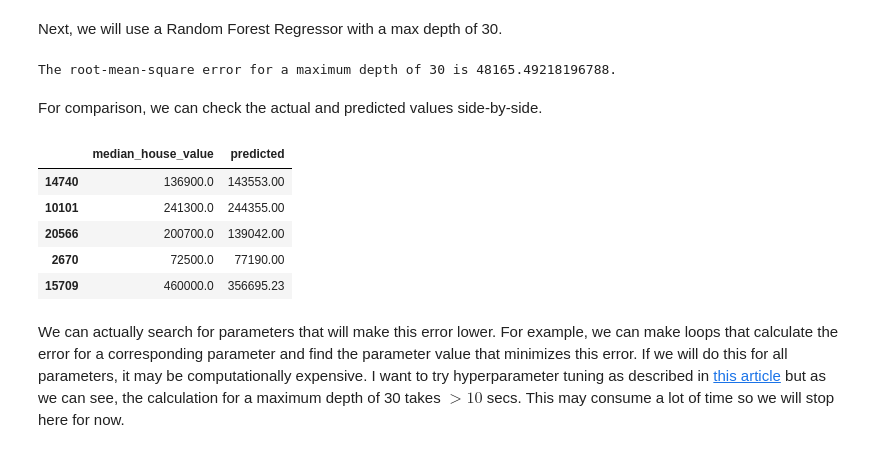
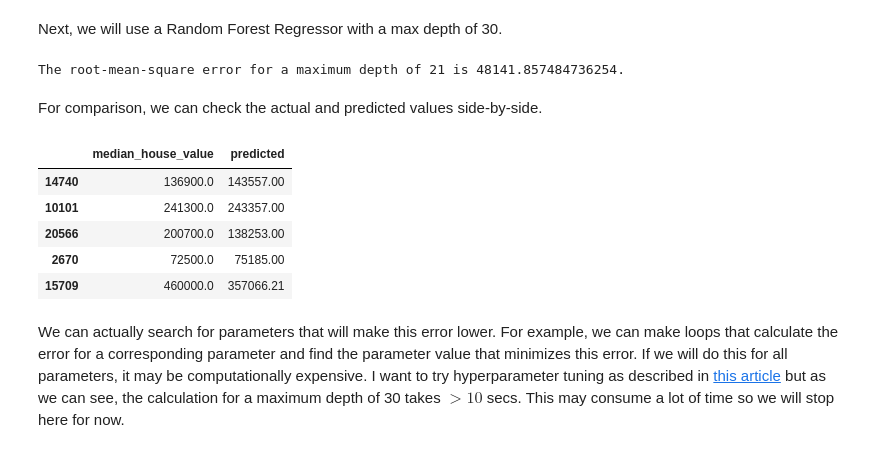
Before and after one commit to xxtofff/App_Physics_157, a Jupyter notebook: Lab Assignments/AP157_lab_assignment_A1.ipynb, the cells around one changed output. Saved outputs shown, nothing was run; the diff lists cells and outputs as text; code cells hidden in the pictures.

```diff
--- a/Lab Assignments/AP157_lab_assignment_A1.ipynb
+++ b/Lab Assignments/AP157_lab_assignment_A1.ipynb
@@ -219,7 +212,7 @@ from sklearn.impute import SimpleImputer
 from sklearn.preprocessing import OneHotEncoder
 from sklearn.compose import ColumnTransformer
 
-num_transformer = SimpleImputer(strategy = 'mean')
+num_transformer = SimpleImputer(strategy = 'median')
 cat_transformer = OneHotEncoder(handle_unknown = 'ignore')
 preprocess = ColumnTransformer(transformers = [('num', num_transformer, num_cols), ('cat', cat_transformer, categorical_cols)])
 # %% [markdown]
@@ -228,28 +221,37 @@ Next, we will use a Random Forest Regressor with a max depth of 30.
 from sklearn.pipeline import Pipeline
 from sklearn.ensemble import RandomForestRegressor
 from sklearn.metrics import mean_squared_error
+import random
 
-max_depth_val = 30
-model = RandomForestRegressor(max_depth = max_depth_val, random_state = 0)
-pipeline = Pipeline(steps = [('preprocessor', preprocess), ('model', model)])
-pipeline.fit(x_train, y_train.values.ravel())
-predicted_val = pipeline.predict(x_test)
-error = mean_squared_error(y_test, predicted_val)
+depth = {}
+for max_depth_val in random.choices([*range(1, 50, 1)], k = 10):
+    model = RandomForestRegressor(max_depth = max_depth_val, random_state = 0)
+    pipeline = Pipeline(steps = [('preprocessor', preprocess), ('model', model)])
+    pipeline.fit(x_train, y_train.values.ravel())
+    predicted_val = pipeline.predict(x_test)
+    error = mean_squared_error(y_test, predicted_val)
+    depth[max_depth_val] = error
+optim_depth = min(depth, key = depth.get)
+error = depth[optim_depth]
 print('The root-mean-square error for a maximum depth of {} is {}.'.format(max_depth_val, np.sqrt(error)))
 # %% [output]
-The root-mean-square error for a maximum depth of 30 is 48165.49218196788.
+The root-mean-square error for a maximum depth of 21 is 48141.857484736254.
 # %% [markdown]
 For comparison, we can check the actual and predicted values side-by-side.
 # %%
+model = RandomForestRegressor(max_depth = optim_depth, random_state = 0)
+pipeline = Pipeline(steps = [('preprocessor', preprocess), ('model', model)])
+pipeline.fit(x_train, y_train.values.ravel())
+predicted_val = pipeline.predict(x_test)
 predicted_cols = pd.DataFrame(predicted_val, columns = ['predicted'], index = y_test.index)
 comparison_table = y_test.join(predicted_cols)
 comparison_table.head()
 # %% [output]
 |  | median_house_value | predicted |
-| 14740 | 136900.0 | 143553.00 |
-| 10101 | 241300.0 | 244355.00 |
-| 20566 | 200700.0 | 139042.00 |
-| 2670 | 72500.0 | 77190.00 |
-| 15709 | 460000.0 | 356695.23 |
+| 14740 | 136900.0 | 143557.00 |
+| 10101 | 241300.0 | 243357.00 |
+| 20566 | 200700.0 | 138253.00 |
+| 2670 | 72500.0 | 75185.00 |
+| 15709 | 460000.0 | 357066.21 |
 # %% [markdown]
 We can actually search for parameters that will make this error lower. For example, we can make loops that calculate the error for a corresponding parameter and find the parameter value that minimizes this error. If we will do this for all parameters, it may be computationally expensive. I want to try hyperparameter tuning as described in [this article](https://towardsdatascience.com/hyperparameter-tuning-the-random-forest-in-python-using-scikit-learn-28d2aa77dd74) but as we can see, the calculation for a maximum depth of 30 takes $>10$ secs. This may consume a lot of time so we will stop here for now.
```
Also changed, not shown: parts of 3 cells of this notebook, 8 other files.
